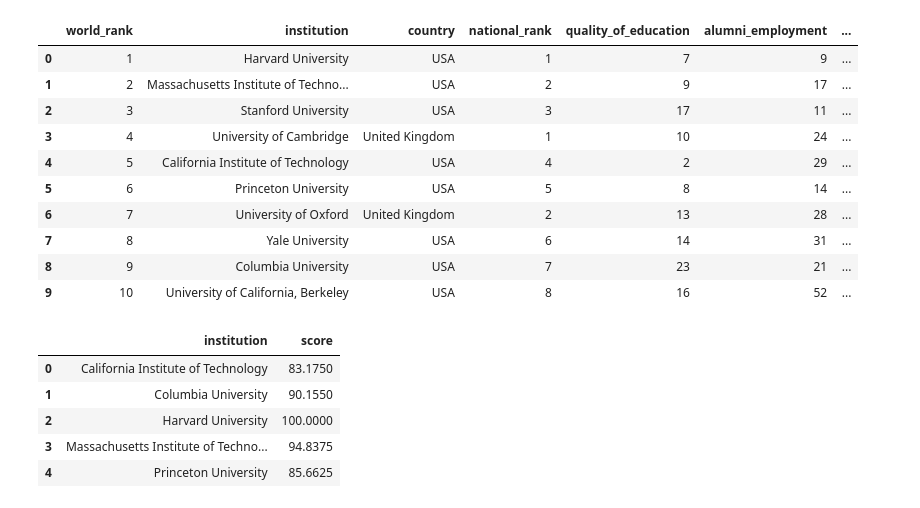
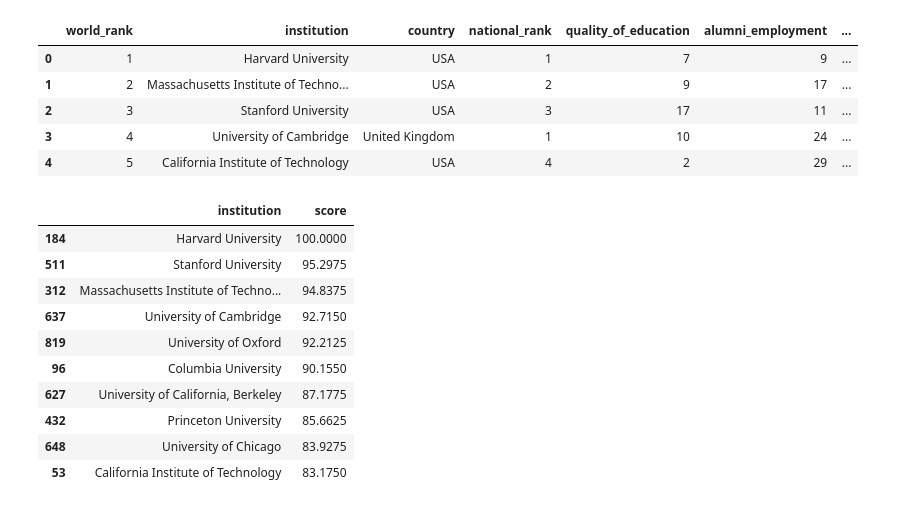
Before and after one commit to EricNg314/Code-Drills, a Jupyter notebook: Matplotlib_Code-Drills/day-01/02/Day-01_02_solved.ipynb, the cells around one changed output. Drawn from its saved outputs; the diff is of its cells as text; code cells hidden in the pictures.

```diff
--- a/Matplotlib_Code-Drills/day-01/02/Day-01_02_solved.ipynb
+++ b/Matplotlib_Code-Drills/day-01/02/Day-01_02_solved.ipynb
@@ -8,33 +8,34 @@ import matplotlib.pyplot as plt
 import pandas as pd
 # %%
 # Load the csv from Resources folder as school_ranking_df
-school_ranking_df = pd.read_csv("Resources/cwurDataTop10.csv")
+school_ranking_df = pd.read_csv("Resources/cwurData.csv")
 
-# Show the first 10 rows of school_ranking_df
-school_ranking_df.head(10)
+# Show the first 5 rows of school_ranking_df
+school_ranking_df.head(5)
 # %% [output]
 |  | world_rank | institution | country | national_rank | quality_of_education | alumni_employment | ... |
 | 0 | 1 | Harvard University | USA | 1 | 7 | 9 | ... |
 | 1 | 2 | Massachusetts Institute of Techno... | USA | 2 | 9 | 17 | ... |
 | 2 | 3 | Stanford University | USA | 3 | 17 | 11 | ... |
 | 3 | 4 | University of Cambridge | United Kingdom | 1 | 10 | 24 | ... |
 | 4 | 5 | California Institute of Technology | USA | 4 | 2 | 29 | ... |
-| 5 | 6 | Princeton University | USA | 5 | 8 | 14 | ... |
-| 6 | 7 | University of Oxford | United Kingdom | 2 | 13 | 28 | ... |
-| 7 | 8 | Yale University | USA | 6 | 14 | 31 | ... |
-| 8 | 9 | Columbia University | USA | 7 | 23 | 21 | ... |
-| 9 | 10 | University of California, Berkeley | USA | 8 | 16 | 52 | ... |
 # %%
-# Declare a variable called institution_avg_score_df and set it with the group of institution and the average of score.
+# Declare a variable called institution_avg_score_df
+    # Set it with the group of institution, average of score
     # Hint: When grouping, use as_index=False to retain column names.
-institution_avg_score_df = school_ranking_df.groupby("institution", as_index=False)["score"].mean()
+institution_avg_score_df = school_ranking_df.groupby("institution", as_index=False)["score"].mean().sort_values("score", ascending=False)
 
-# Show the first 5 rows of school_ranking_df
-institution_avg_score_df.head()
+# Show the first 10 rows of school_ranking_df
+institution_avg_score_df.head(10)
 # %% [output]
 |  | institution | score |
-| 0 | California Institute of Technology | 83.1750 |
-| 1 | Columbia University | 90.1550 |
-| 2 | Harvard University | 100.0000 |
-| 3 | Massachusetts Institute of Techno... | 94.8375 |
-| 4 | Princeton University | 85.6625 |
+| 184 | Harvard University | 100.0000 |
+| 511 | Stanford University | 95.2975 |
+| 312 | Massachusetts Institute of Techno... | 94.8375 |
+| 637 | University of Cambridge | 92.7150 |
+| 819 | University of Oxford | 92.2125 |
+| 96 | Columbia University | 90.1550 |
+| 627 | University of California, Berkeley | 87.1775 |
+| 432 | Princeton University | 85.6625 |
+| 648 | University of Chicago | 83.9275 |
+| 53 | California Institute of Technology | 83.1750 |
```
Also changed, not shown: parts of 6 cells of this notebook, 3 other files.
